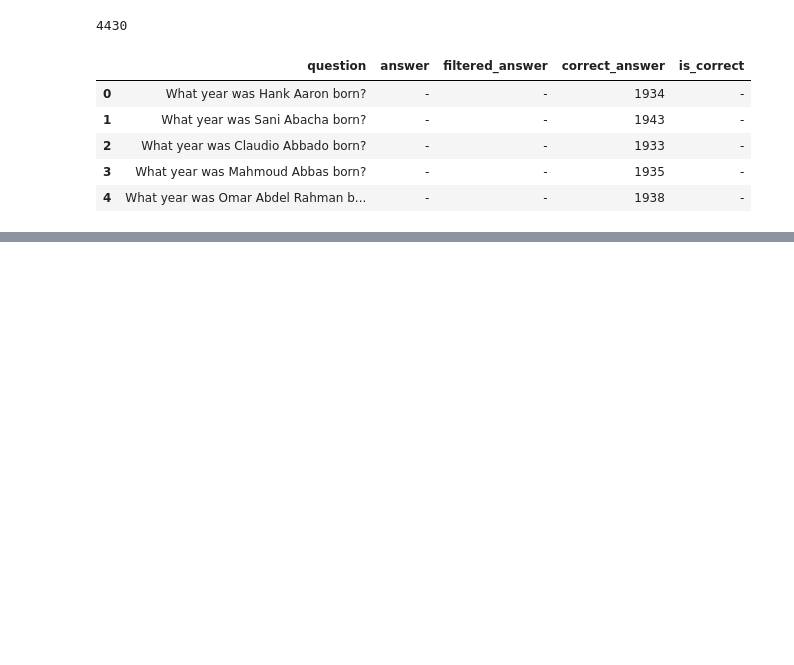
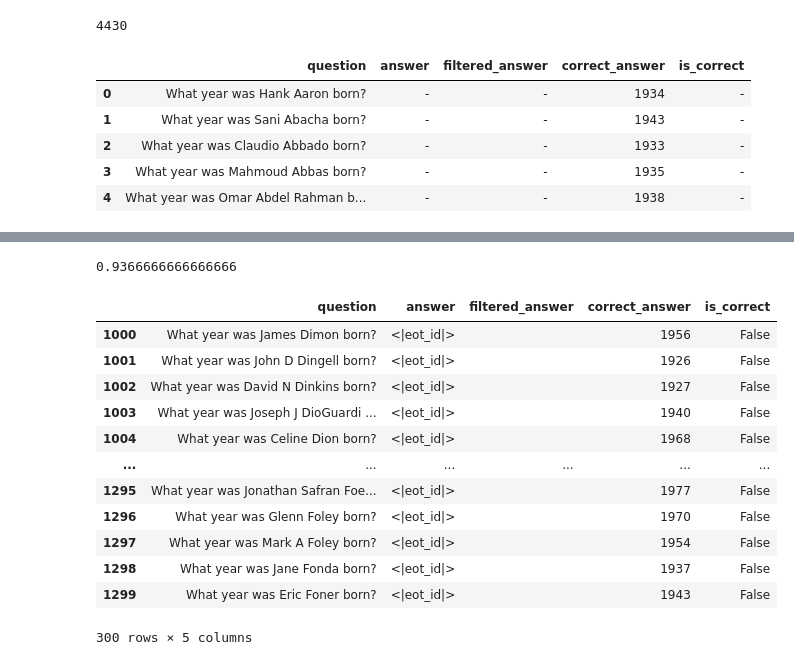
Before and after one commit to ivanvmoreno/correctness-model-internals, a Jupyter notebook: notebooks/llama3_prompting_arnau.ipynb, the cells around one changed output, grey strips where cells are left out. Drawn from its saved outputs; the diff is of its cells as text; code cells hidden in the pictures; blank space fills up the shorter version.

```diff
--- a/notebooks/llama3_prompting_arnau.ipynb
+++ b/notebooks/llama3_prompting_arnau.ipynb
@@ -116,0 +106,15 @@ for i in range(1000):
+# %%
+question1 = "I am going to ask you what year a person was born. End your sentence with <|eot_id|>. Here are some examples of questions that might help you. What year was Barack Obama born? 1961.<|eot_id|> What year was Vladimir Putin born? 1952.<|eot_id|> What year was Xi Jinping born? 1953.<|eot_id|> What year was Hank Aaron born? "
+question2 = "I am going to ask you what year a person was born. Answer this question with a year followed by a dot and <|eot_id|>, like this: 'question'? 2024.<|eot_id|>. What year was Hank Aaron born?"
+answer = ''
+
+for i in range(1000):
+    token_decoded, token_id = generate(tokenizer, model, question)
+    print(token_id, token_decoded)
+
+    question = question + token_decoded
+    answer = answer + token_decoded
+
+    if "<|eot_id|>" in answer:
+        break
+print(answer)
@@ -116,0 +124,25 @@ for i in range(1000):
+# %%
+df = df_all[1000:1300]
+# %%
+answer_list, questions = [], []
+for index, row in tqdm(df.iterrows(), total=df.shape[0]):
+    question = "I am going to ask you what year a person was born. Answer this question with a year followed by a dot and <|eot_id|>, like this: 'question'? 2024.<|eot_id|>. " + row['question']
+    answer = ""
+
+    for i in range(1000):
+        token_decoded, token_id = generate(tokenizer, model, question)
+
+        question = question + token_decoded
+        answer = answer + token_decoded
+
+        if "<|eot_id|>" in answer:
+            break
+
+    answer_list.append(answer.strip())
+    questions.append(question)
+
+
+df['answer'] =  answer_list
+df['filtered_answer'] = df['answer'].str.slice(stop=-11)
+df['is_correct'] = df.apply(lambda row : row['filtered_answer'] == str(row['correct_answer']), axis=1) #df['is_correct'] = (df['filtered_answer'] == df['correct_country'])
+print('Accuracy: ' + str(df['is_correct'].sum()/len(df)))
@@ -116,0 +166,24 @@ for i in range(1000):
+# %%
+val = 0
+for index, row in tqdm(df.iterrows(), total=df.shape[0]):
+    if len(row['answer']) == 15:
+        val += 1
+print(val/300)
+# %% [output]
+0.9366666666666666
+# %%
+df
+# %% [output]
+|  | question | answer | filtered_answer | correct_answer | is_correct |
+| 1000 | What year was James Dimon born? | <|eot_id|> |  | 1956 | False |
+| 1001 | What year was John D Dingell born? | <|eot_id|> |  | 1926 | False |
+| 1002 | What year was David N Dinkins born? | <|eot_id|> |  | 1927 | False |
+| 1003 | What year was Joseph J DioGuardi ... | <|eot_id|> |  | 1940 | False |
+| 1004 | What year was Celine Dion born? | <|eot_id|> |  | 1968 | False |
+| ... | ... | ... | ... | ... | ... |
+| 1295 | What year was Jonathan Safran Foe... | <|eot_id|> |  | 1977 | False |
+| 1296 | What year was Glenn Foley born? | <|eot_id|> |  | 1970 | False |
+| 1297 | What year was Mark A Foley born? | <|eot_id|> |  | 1954 | False |
+| 1298 | What year was Jane Fonda born? | <|eot_id|> |  | 1937 | False |
+| 1299 | What year was Eric Foner born? | <|eot_id|> |  | 1943 | False |
+300 rows × 5 columns
```
Also changed, not shown: parts of 15 cells of this notebook, 5 other files.
